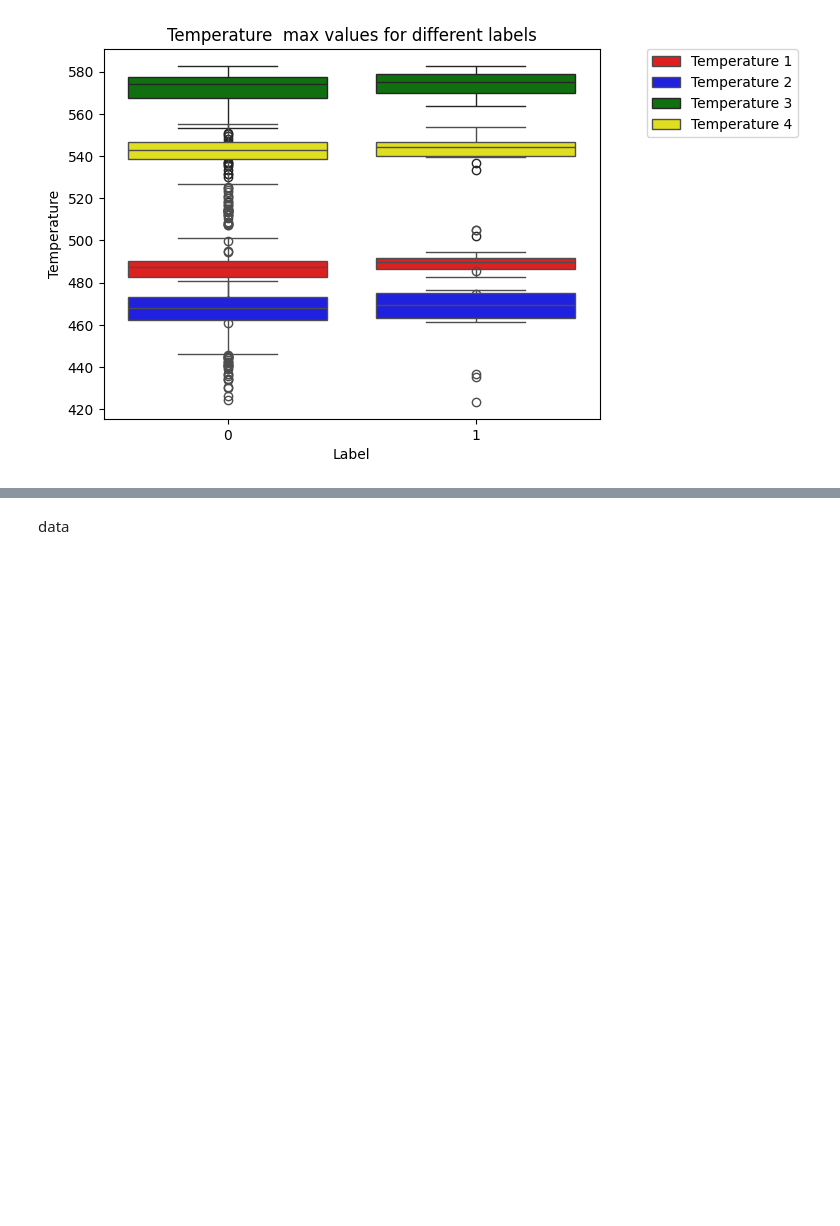
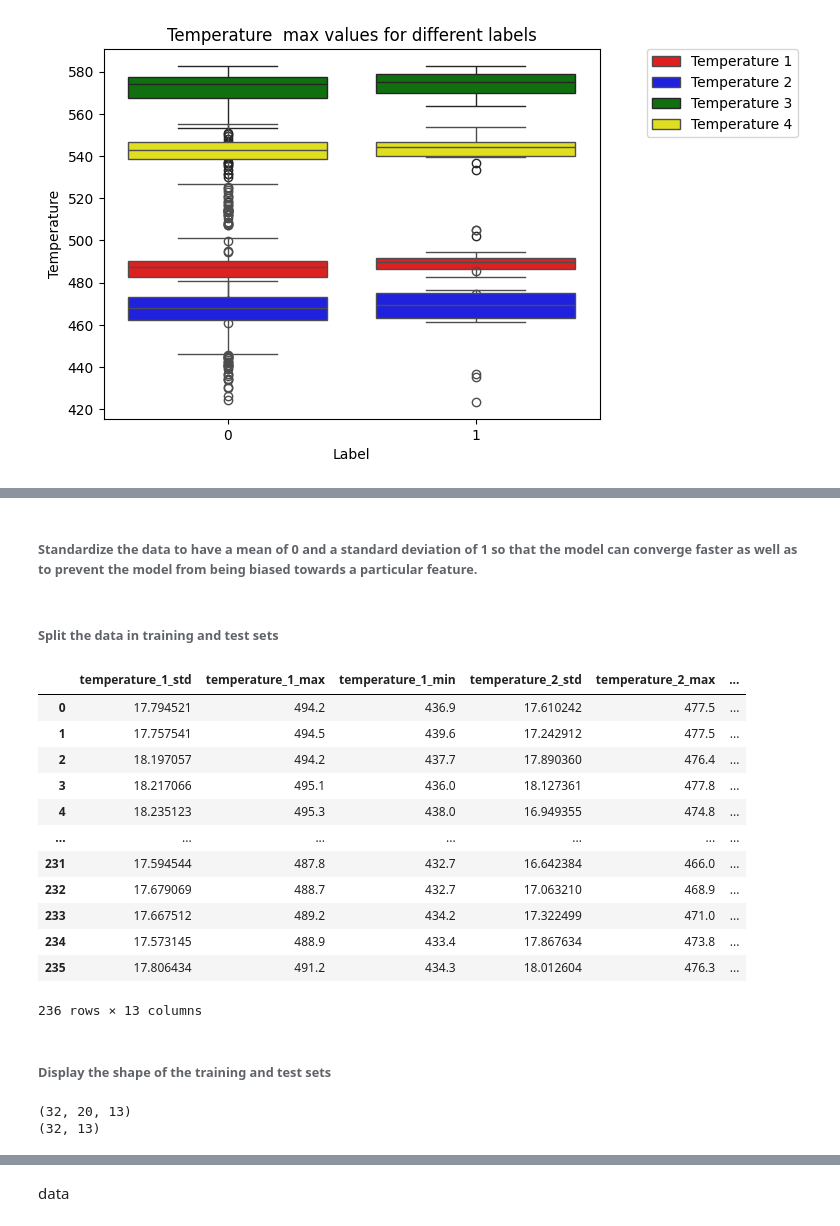
Before and after one commit to 7Mcking/TVaritAssignment, a Jupyter notebook: Assignment.ipynb, the cells around one changed output, grey strips where cells are left out. Drawn from its saved outputs; the diff is of its cells as text; code cells hidden in the pictures; blank space fills up the shorter version.

```diff
--- a/Assignment.ipynb
+++ b/Assignment.ipynb
@@ -120,0 +162,2 @@ box_plot.legend(loc='upper right', bbox_to_anchor=(1.4, 1), borderaxespad=0.)
+# %% [markdown]
+###### Standardize the data to have a mean of 0 and a standard deviation of 1 so that the model can converge faster as well as to prevent the model from being biased towards a particular feature.
@@ -120,0 +181,26 @@ box_plot.legend(loc='upper right', bbox_to_anchor=(1.4, 1), borderaxespad=0.)
+# %% [markdown]
+###### Split the data in training and test sets
+# %%
+# Train test split parameters
+train_size = int(len(grouped_df) * 0.8)
+test_size = len(grouped_df) - train_size
+
+# Train test split
+train_df = grouped_df.iloc[:train_size]
+test_df = grouped_df.iloc[train_size:]
+# %%
+train_df
+# %% [output]
+|  | temperature_1_std | temperature_1_max | temperature_1_min | temperature_2_std | temperature_2_max | ... |
+| 0 | 17.794521 | 494.2 | 436.9 | 17.610242 | 477.5 | ... |
+| 1 | 17.757541 | 494.5 | 439.6 | 17.242912 | 477.5 | ... |
+| 2 | 18.197057 | 494.2 | 437.7 | 17.890360 | 476.4 | ... |
+| 3 | 18.217066 | 495.1 | 436.0 | 18.127361 | 477.8 | ... |
+| 4 | 18.235123 | 495.3 | 438.0 | 16.949355 | 474.8 | ... |
+| ... | ... | ... | ... | ... | ... | ... |
+| 231 | 17.594544 | 487.8 | 432.7 | 16.642384 | 466.0 | ... |
+| 232 | 17.679069 | 488.7 | 432.7 | 17.063210 | 468.9 | ... |
+| 233 | 17.667512 | 489.2 | 434.2 | 17.322499 | 471.0 | ... |
+| 234 | 17.573145 | 488.9 | 433.4 | 17.867634 | 473.8 | ... |
+| 235 | 17.806434 | 491.2 | 434.3 | 18.012604 | 476.3 | ... |
+236 rows × 13 columns
@@ -120,0 +214,12 @@ box_plot.legend(loc='upper right', bbox_to_anchor=(1.4, 1), borderaxespad=0.)
+# %% [markdown]
+###### Display the shape of the training and test sets
+# %%
+for x, y in grouped_data_tensor:
+    # print("x = ", x.numpy())
+    print(x.numpy().shape)
+    # print("y = ", y.numpy())
+    print(y.numpy().shape)
+    break
+# %% [output]
+(32, 20, 13)
+(32, 13)
```
Also changed, not shown: parts of 21 cells of this notebook, 1 other file.
